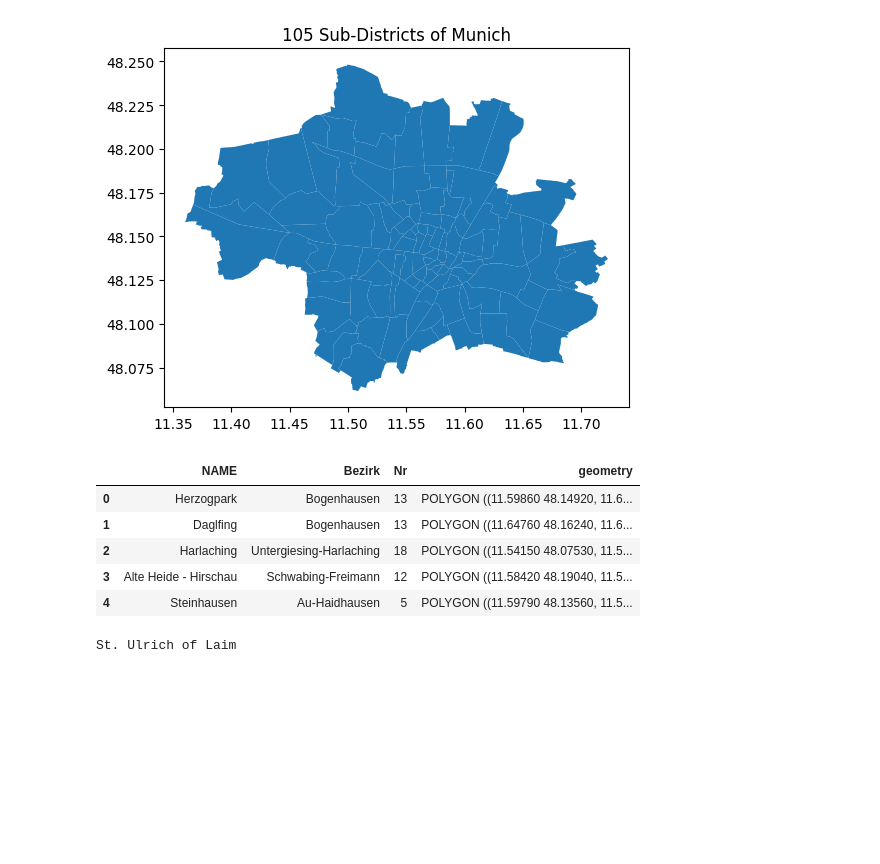
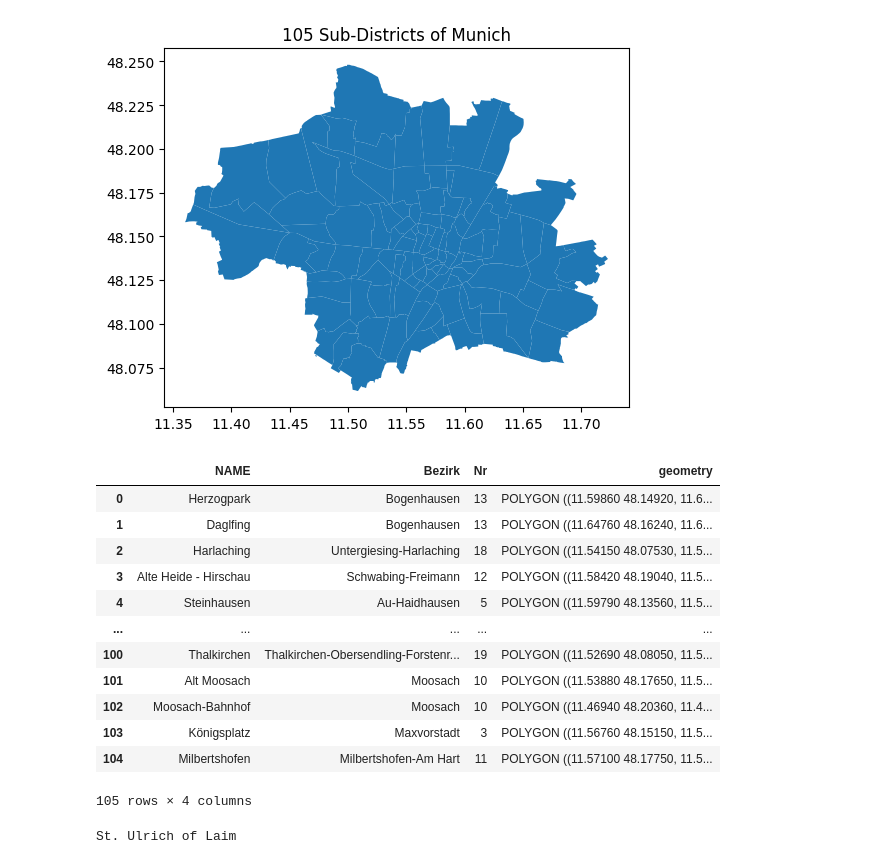
Before and after one commit to aghoshpro/myPhD, a Jupyter notebook: Python Test Notebooks/Munich City.ipynb, the cells around one changed output. Saved outputs shown, nothing was run; the diff lists cells and outputs as text; code cells hidden in the pictures; blank space fills up the shorter version.

```diff
--- a/Python Test Notebooks/Munich City.ipynb
+++ b/Python Test Notebooks/Munich City.ipynb
@@ -421,14 +422,21 @@ plt.show()
 # %% [output]
 [figure]
 # %%
-gdfSubDist105.head()
+gdfSubDist105
 # %% [output]
 |  | NAME | Bezirk | Nr | geometry |
 | 0 | Herzogpark | Bogenhausen | 13 | POLYGON ((11.59860 48.14920, 11.6... |
 | 1 | Daglfing | Bogenhausen | 13 | POLYGON ((11.64760 48.16240, 11.6... |
 | 2 | Harlaching | Untergiesing-Harlaching | 18 | POLYGON ((11.54150 48.07530, 11.5... |
 | 3 | Alte Heide - Hirschau | Schwabing-Freimann | 12 | POLYGON ((11.58420 48.19040, 11.5... |
 | 4 | Steinhausen | Au-Haidhausen | 5 | POLYGON ((11.59790 48.13560, 11.5... |
+| ... | ... | ... | ... | ... |
+| 100 | Thalkirchen | Thalkirchen-Obersendling-Forstenr... | 19 | POLYGON ((11.52690 48.08050, 11.5... |
+| 101 | Alt Moosach | Moosach | 10 | POLYGON ((11.53880 48.17650, 11.5... |
+| 102 | Moosach-Bahnhof | Moosach | 10 | POLYGON ((11.46940 48.20360, 11.4... |
+| 103 | Königsplatz | Maxvorstadt | 3 | POLYGON ((11.56760 48.15150, 11.5... |
+| 104 | Milbertshofen | Milbertshofen-Am Hart | 11 | POLYGON ((11.57100 48.17750, 11.5... |
+105 rows × 4 columns
 # %%
 gid = 24
 print(gdfSubDist105.NAME[gid],'of', gdfSubDist105.Bezirk[gid])
```
Also changed, not shown: parts of 55 cells of this notebook, 1 other file.
